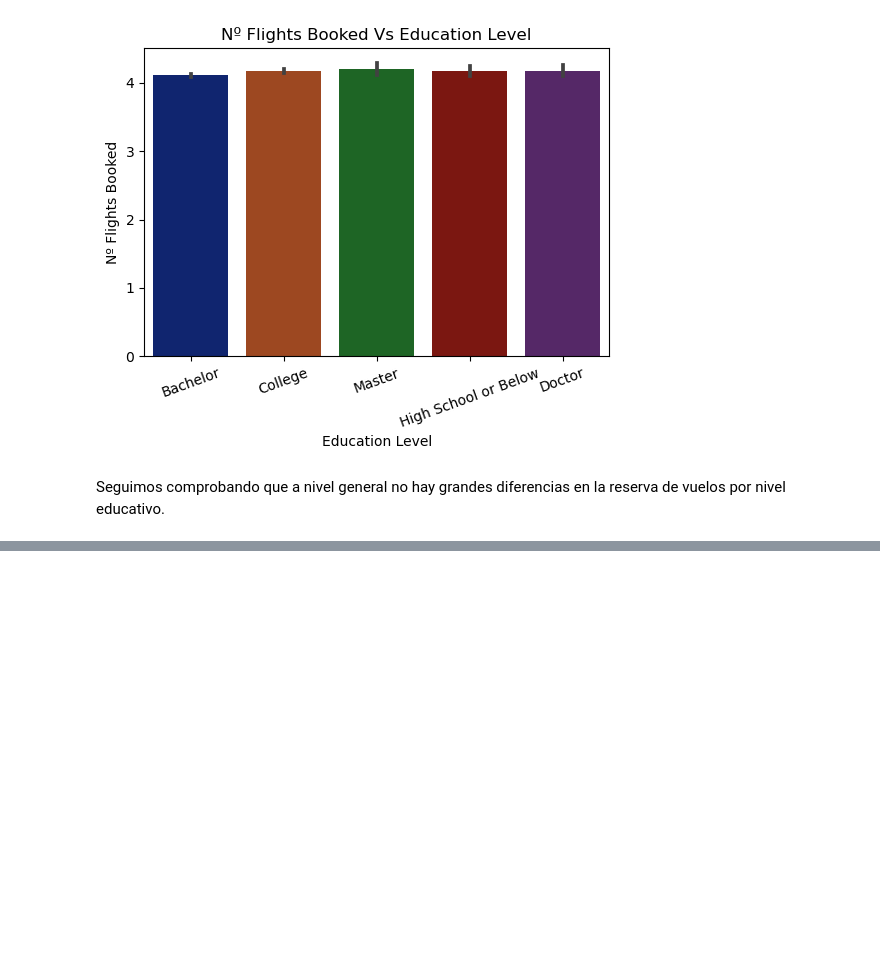
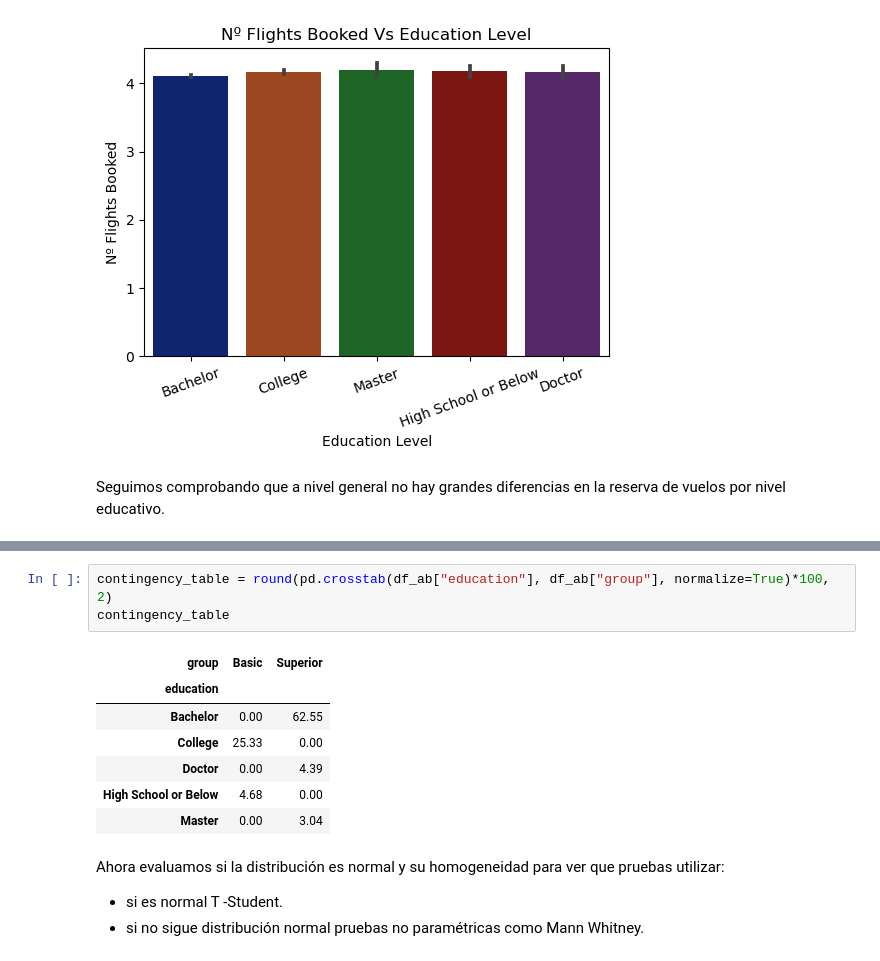
Before and after one commit to Adalab/bda-modulo-3-evaluacion-final-ElenaLara14, a Jupyter notebook: evaluacion_modulo3_Elena_Lara.ipynb, the cells around one changed output, grey strips where cells are left out. Cells and saved outputs as stored; diff of their text form; blank space fills up the shorter version.

```diff
--- a/evaluacion_modulo3_Elena_Lara.ipynb
+++ b/evaluacion_modulo3_Elena_Lara.ipynb
@@ -839,0 +873,15 @@ Realiza una prueba de A/B testing para determinar si existe una diferencia signi
+# %%
+contingency_table = round(pd.crosstab(df_ab["education"], df_ab["group"], normalize=True)*100, 2)
+contingency_table
+# %% [output]
+| group | Basic | Superior |
+| education |  |  |
+| Bachelor | 0.00 | 62.55 |
+| College | 25.33 | 0.00 |
+| Doctor | 0.00 | 4.39 |
+| High School or Below | 4.68 | 0.00 |
+| Master | 0.00 | 3.04 |
+# %% [markdown]
+Ahora evaluamos si la distribución es normal y su homogeneidad para ver que pruebas utilizar:
+- si es normal T -Student.
+- si no sigue distribución normal pruebas no paramétricas como Mann Whitney.
```
Also changed, not shown: parts of 17 cells of this notebook, 2 other files.
